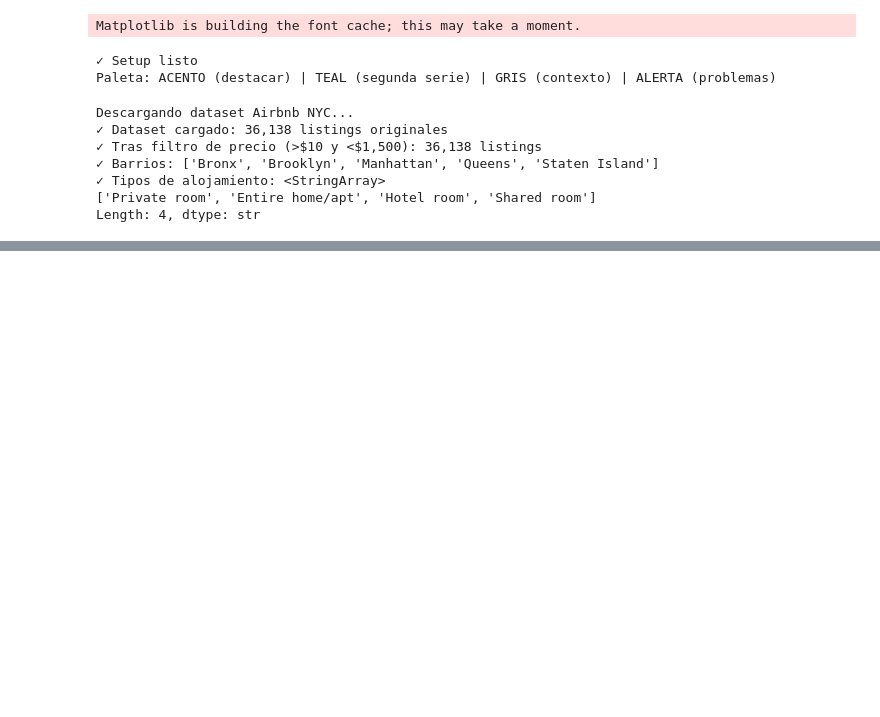
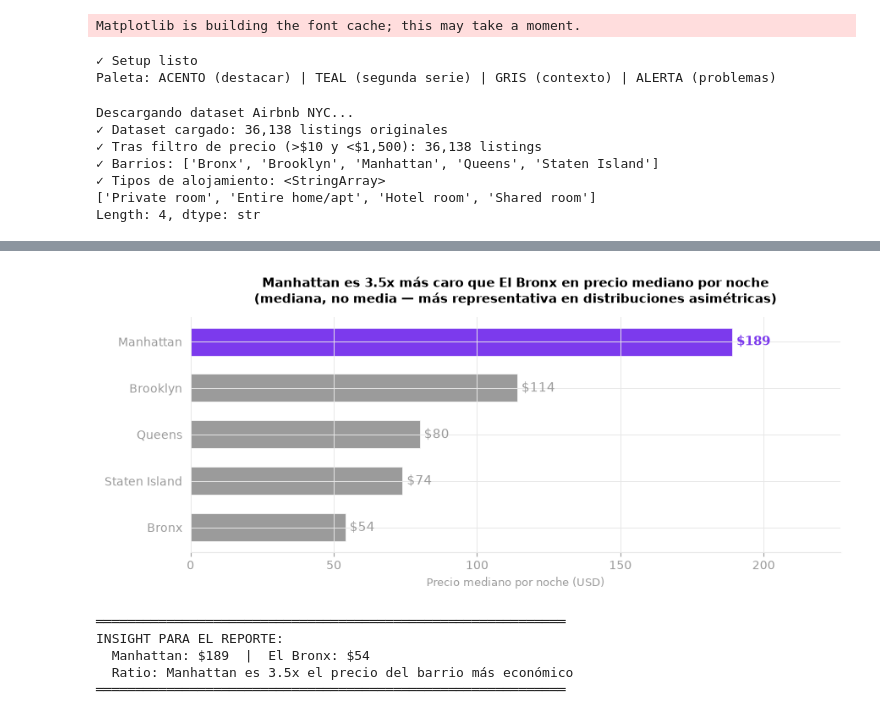
Before and after one commit to JJva-06/airbnb-nyc-data-analysis, a Jupyter notebook: notebooks/analysis.ipynb, the cells around one changed output, grey strips where cells are left out. Cells and saved outputs as stored; diff of their text form; code cells hidden in the pictures; blank space fills up the shorter version.

```diff
--- a/notebooks/analysis.ipynb
+++ b/notebooks/analysis.ipynb
@@ -57,0 +134,45 @@ Length: 4, dtype: str
+# %%
+precios = (df_clean.groupby('neighbourhood_group')['price']
+                   .median()
+                   .sort_values(ascending=True))  # ascending=True para barh ordenado de mayor a menor
+
+fig, ax = plt.subplots(figsize=(9, 4))
+
+colors = [ACENTO if v == precios.max() else GRIS for v in precios.values]
+bars = ax.barh(precios.index, precios.values, color=colors, edgecolor='white', linewidth=0.5, height=0.6)
+
+for bar, val in zip(bars, precios.values):
+    ax.text(val + 1.5, bar.get_y() + bar.get_height()/2,
+            f'${val:.0f}', va='center', fontsize=10.5,
+            color=ACENTO if val == precios.max() else GRIS,
+            fontweight='bold' if val == precios.max() else 'normal')
+
+ax.set_xlim(0, precios.max() * 1.2)
+ax.spines['left'].set_visible(False)
+ax.spines['bottom'].set_color('#E8E8E8')
+ax.tick_params(left=False, colors=GRIS)
+ax.set_xlabel('Precio mediano por noche (USD)', color=GRIS, fontsize=9)
+
+ratio = precios.max() / precios.min()
+ax.set_title(
+    f'Manhattan es {ratio:.1f}x más caro que El Bronx en precio mediano por noche\n'
+    f'(mediana, no media — más representativa en distribuciones asimétricas)',
+    fontsize=11, fontweight='bold'
+)
+
+plt.tight_layout()
+plt.savefig('../outputs/figures/viz2_ranking_barrios.png', dpi=150, bbox_inches='tight')
+plt.show()
+
+print('═'*60)
+print('INSIGHT PARA EL REPORTE:')
+print(f'  Manhattan: ${precios.max():.0f}  |  El Bronx: ${precios.min():.0f}')
+print(f'  Ratio: Manhattan es {ratio:.1f}x el precio del barrio más económico')
+print('═'*60)
+# %% [output]
+[figure, added]
+════════════════════════════════════════════════════════════
+INSIGHT PARA EL REPORTE:
+  Manhattan: $189  |  El Bronx: $54
+  Ratio: Manhattan es 3.5x el precio del barrio más económico
+════════════════════════════════════════════════════════════
```
Also changed, not shown: parts of 9 cells of this notebook, 5 other files.
